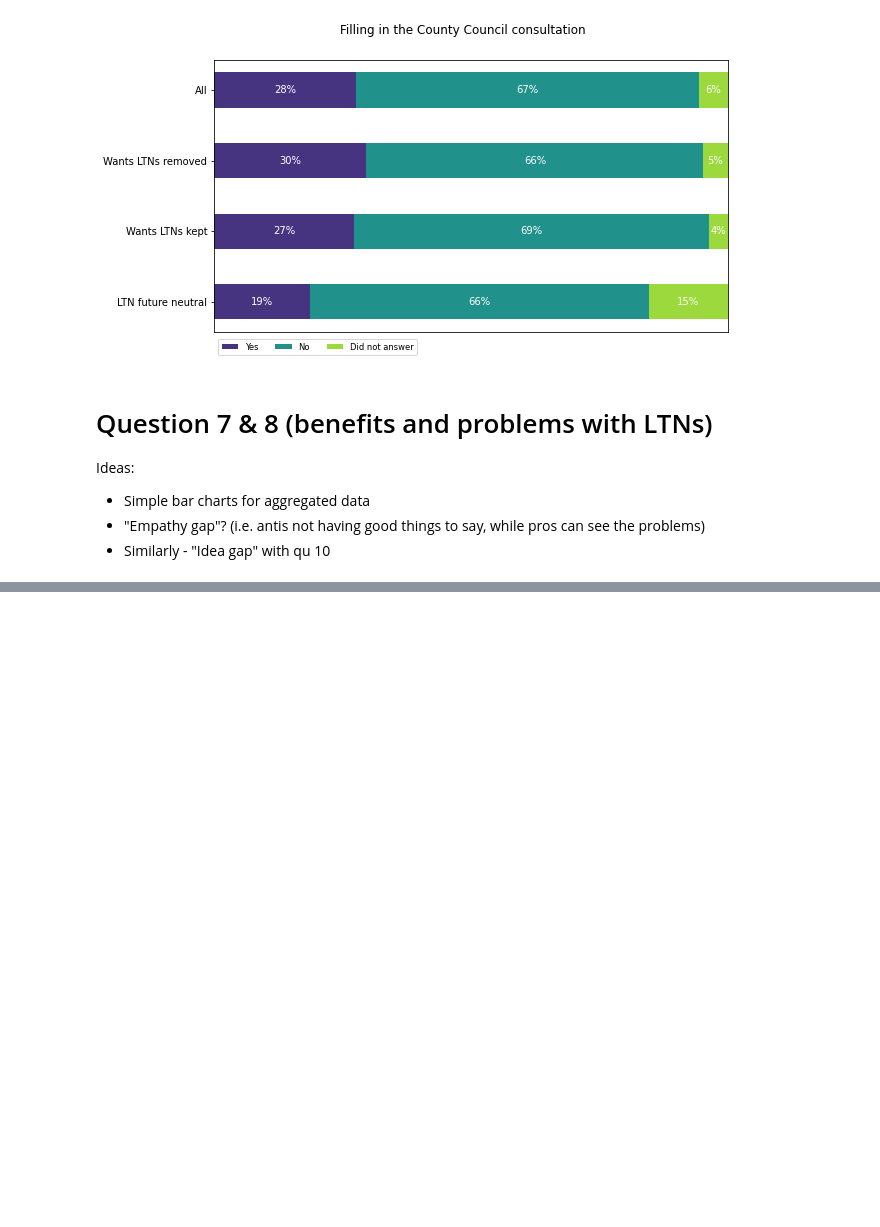
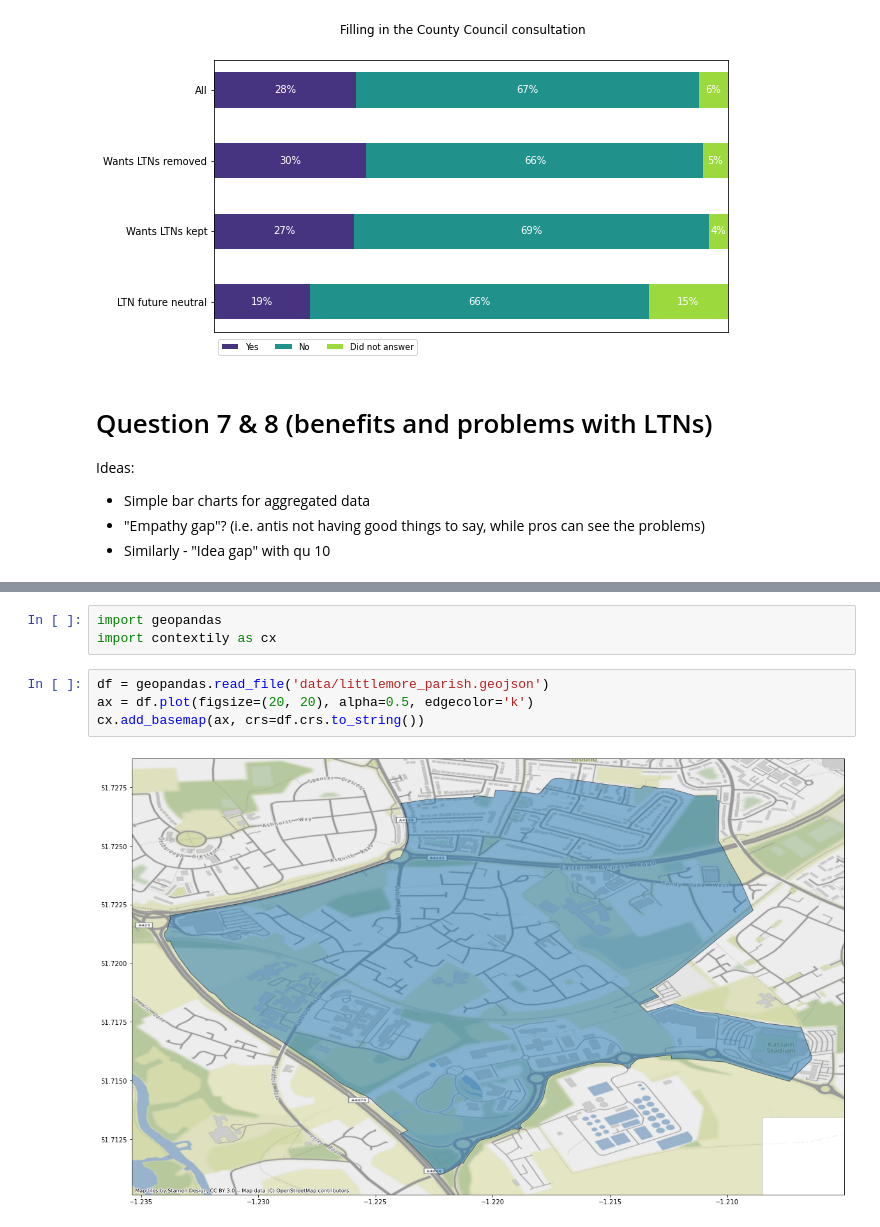
Before and after one commit to annarailton/littlemore_ltn_analysis, a Jupyter notebook: lpc_ltn_analysis.ipynb, the cells around one changed output, grey strips where cells are left out. Drawn from its saved outputs; the diff is of its cells as text; blank space fills up the shorter version.

```diff
--- a/lpc_ltn_analysis.ipynb
+++ b/lpc_ltn_analysis.ipynb
@@ -1474,0 +1445,9 @@ Ideas:
+# %%
+import geopandas
+import contextily as cx
+# %%
+df = geopandas.read_file('data/littlemore_parish.geojson')
+ax = df.plot(figsize=(20, 20), alpha=0.5, edgecolor='k')
+cx.add_basemap(ax, crs=df.crs.to_string())
+# %% [output]
+[figure, added]
```
Also changed, not shown: parts of 34 cells of this notebook.
